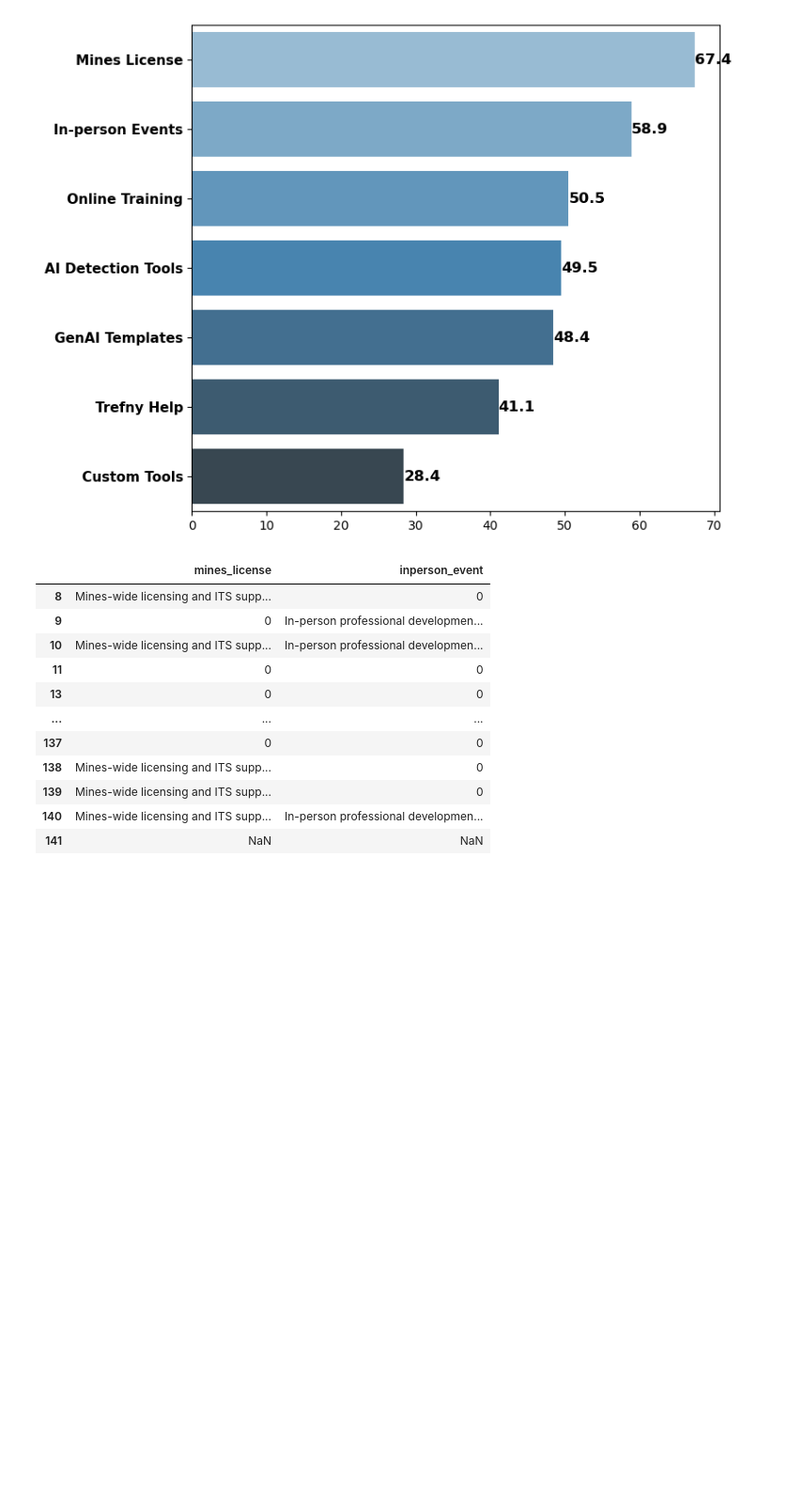
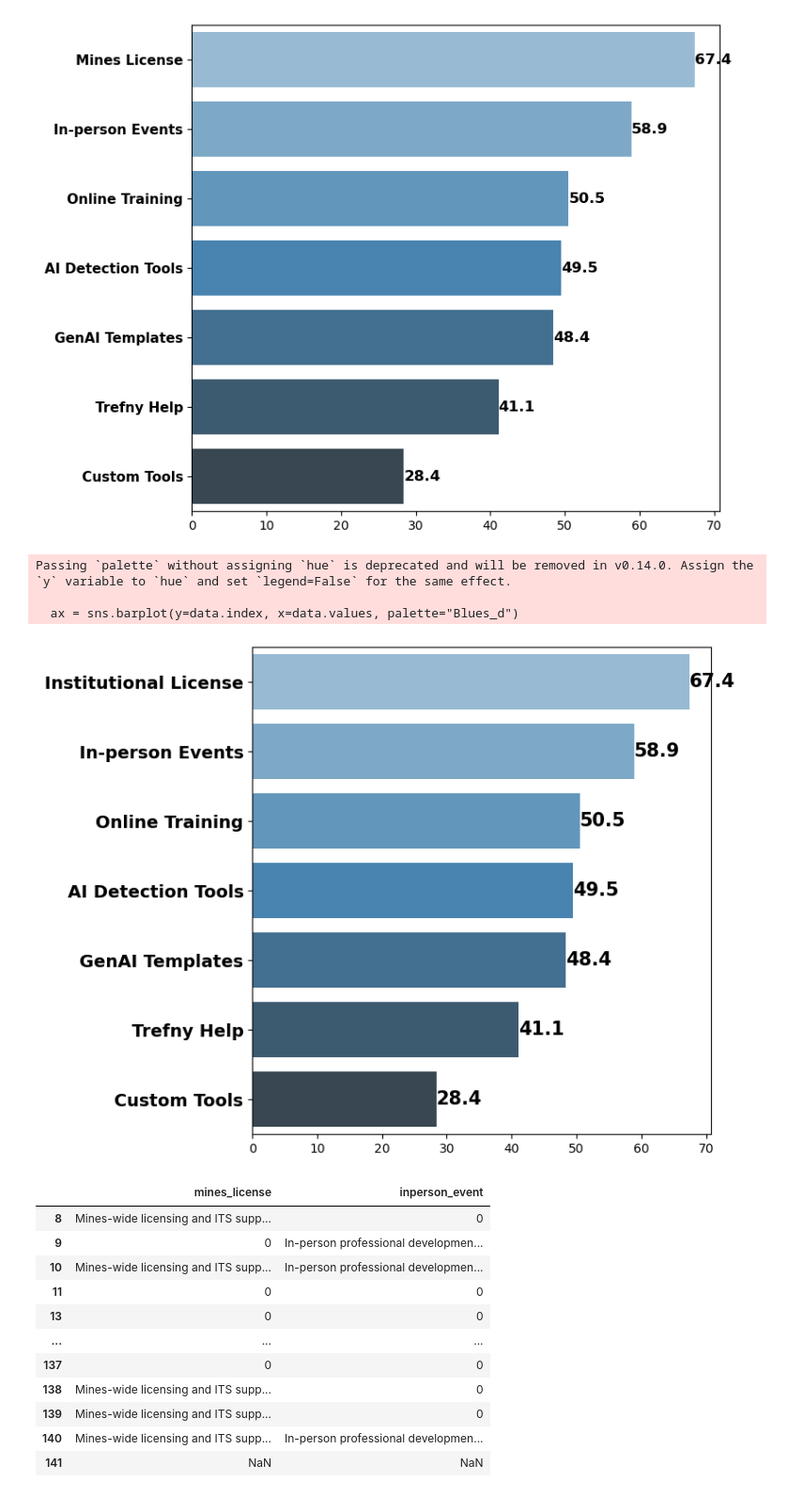
Before and after one commit to JesanOvi/GenAI-Survey-Analysis, a Jupyter notebook: note_books/faculty data.ipynb, the cells around one changed output. Shown at 94% size. Drawn from its saved outputs; the diff is of its cells as text; code cells hidden in the pictures; blank space fills up the shorter version.

```diff
--- a/note_books/faculty data.ipynb
+++ b/note_books/faculty data.ipynb
@@ -2544,9 +2544,9 @@ def draw_barplot2(data, xlabel, ylabel):
     for p in ax.patches:
         ax.annotate(f'{p.get_width():.1f}',
                     (p.get_width(), p.get_y() + p.get_height() / 2),
-                    ha='left', va='center', fontsize=12, color='black', fontweight='bold')
+                    ha='left', va='center', fontsize=15, color='black', fontweight='bold')
 
-    ax.tick_params(axis='y', labelsize=11, labelcolor='black')
+    ax.tick_params(axis='y', labelsize=14, labelcolor='black')
     for tick in ax.get_yticklabels():
         tick.set_fontweight('bold')
     # Define bold font properties
@@ -2575,6 +2575,21 @@ Passing `palette` without assigning `hue` is deprecated and will be removed in v
 
   ax = sns.barplot(y=data.index, x=data.values, palette="Blues_d")
 [figure]
+# %%
+nor = {'Institutional License': 67.4,
+ 'In-person Events': 58.9,
+ 'Online Training': 50.5,
+ 'AI Detection Tools': 49.5,
+ 'GenAI Templates': 48.4,
+ 'Trefny Help': 41.1,
+ 'Custom Tools': 28.4}
+
+draw_barplot2(pd.Series(nor), "", "")
+# %% [output]
+Passing `palette` without assigning `hue` is deprecated and will be removed in v0.14.0. Assign the `y` variable to `hue` and set `legend=False` for the same effect.
+
+  ax = sns.barplot(y=data.index, x=data.values, palette="Blues_d")
+[figure, added]
 # %%
 def createDataframe(a1, v1, a2, v2):
     df = pd.DataFrame({
```
Also changed, not shown: 6 other files.
